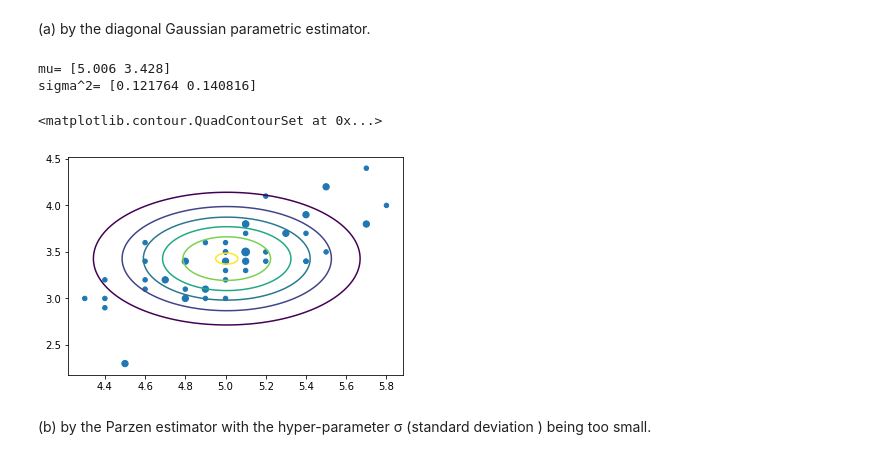
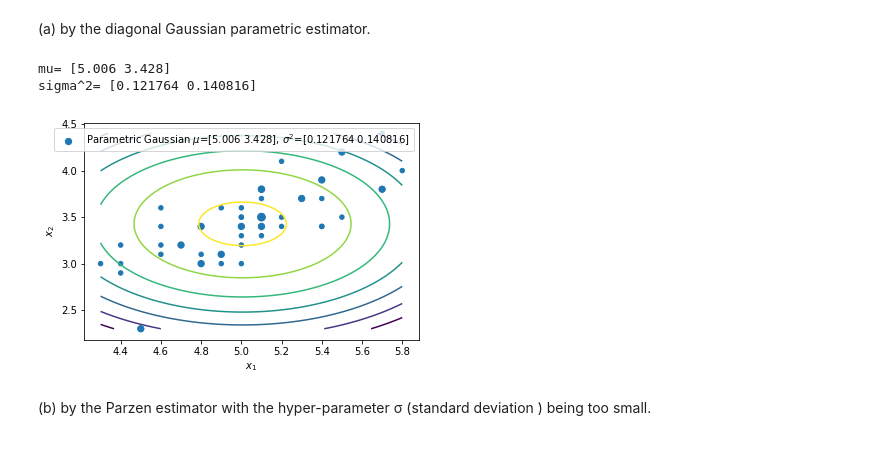
Before and after one commit to quatrejuin/ml_homework_1, a Jupyter notebook: ml_homework_1.ipynb, the cells around one changed output. Cells and saved outputs as stored; diff of their text form; code cells hidden in the pictures.

```diff
--- a/ml_homework_1.ipynb
+++ b/ml_homework_1.ipynb
@@ -627,11 +623,19 @@ erm_cur = 0
 erm_list = {}
 erm_best = sys.maxsize
 sigma_best = 0
-for sigma in np.linspace(0.005,10,1000):
+
+n_x=1000
+gen_mu= 5.006
+gen_sigma_sq= 0.121764
+#   We use the parametric Gaussian with these parameters to generate valid data for Parzen kernel tuning
+range_x = numpy.random.normal(gen_mu,gen_sigma_sq**(0.5),n_x)
+
+
+for sigma in np.linspace(0.01,3,1000):
     dg_parzen=Parzen_Est.train(feature_1d,sigma)
     density_est_parzen = np.array([dg_parzen.predict(x) for x in range_x])
-    # Add the min float to Avoid log(0)
-    erm_cur = np.mean(-np.log(density_est_parzen+sys.float_info.min))
+    # Add the min float to avoid log(0)
+    erm_cur = np.mean(-density_est_parzen)
     erm_list[sigma] = erm_cur
     if erm_cur < erm_best:
         erm_best= erm_cur
@@ -639,4 +643,7 @@ for sigma in np.linspace(0.005,10,1000):
 
 print(sigma_best)
 pylab.plot(erm_list.keys(),erm_list.values())
+pylab.xlabel("$\sigma$")
+pylab.ylabel("ERM($\hat{R}$)")
+pylab.legend(["ERM-$\sigma$ Curve".format(dg.mus,dg.sigma_sqs)])
 # %% [output]
@@ -658,32 +665,32 @@ def plot_origin_point():
 # %% [markdown]
 (a) by the diagonal Gaussian parametric estimator.
 # %%
+def plot_mesh_est(estimator,title):
+    n_x,n_y = (100,100)
+    range_x = np.linspace(np.min(feature_2d,axis=0)[0],np.max(feature_2d,axis=0)[0],n_x)
+    range_y = np.linspace(np.min(feature_2d,axis=0)[1],np.max(feature_2d,axis=0)[1],n_y)
 
-dg=DiagonalGaussian_Est.train(feature_2d)
+    X,Y = np.meshgrid(range_x,range_y)
+    range_xy = map(list,zip(X.ravel(),Y.ravel()))
+
+    density_est = np.array([estimator.predict(point) for point in range_xy]).reshape(n_x,n_y)
 
 
-range_x = np.linspace(np.min(feature_2d,axis=0)[0],np.max(feature_2d,axis=0)[0],100)
-range_y = np.linspace(np.min(feature_2d,axis=0)[1],np.max(feature_2d,axis=0)[1],100)
+    #pylab.axes().set_aspect('equal', 'datalim')
+    # (a) by the diagonal Gaussian parametric estimator.
+    plot_origin_point()
+    pylab.xlabel("$x_1$")
+    pylab.ylabel("$x_2$")
+    pylab.contour(range_x,range_y,density_est)
+    with np.printoptions(precision=2, suppress=True):
+        pylab.legend([title])
 
-range_xy=[]
-for i in range(0,100):
-    range_xy += [[]]
-    for j in range(0,100):
-        range_xy[i]  += [[range_x[j],range_y[i]]]
 
-density_est = np.empty((100,100))
-for i in range(0,100):
-    for j in range(0,100):
-        density_est[i][j] = dg.predict(range_xy[i][j])
-
-#pylab.axes().set_aspect('equal', 'datalim')
-# (a) by the diagonal Gaussian parametric estimator.
-plot_origin_point()
-pylab.contour(range_x,range_y,density_est)
+est_dg=DiagonalGaussian_Est.train(feature_2d)
+plot_mesh_est(est_dg,"Parametric Gaussian $\mu$={}, $\sigma^2$={}".format(est_dg.mus,est_dg.sigma_sqs))
 # %% [output]
 mu= [5.006 3.428]
 sigma^2= [0.121764 0.140816]
-<matplotlib.contour.QuadContourSet at 0x...>
-[figure, old version]
+[figure, new version]
 # %% [markdown]
 (b) by the Parzen estimator with the hyper-parameter σ (standard deviation ) being too small.
```
Also changed, not shown: parts of 17 cells of this notebook.
